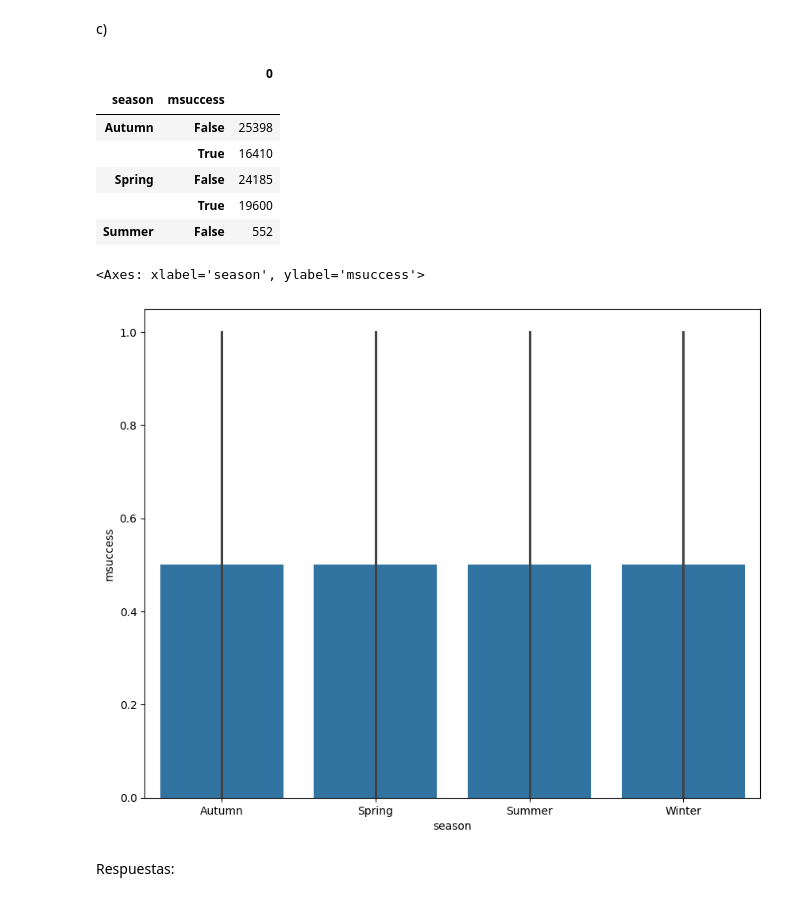
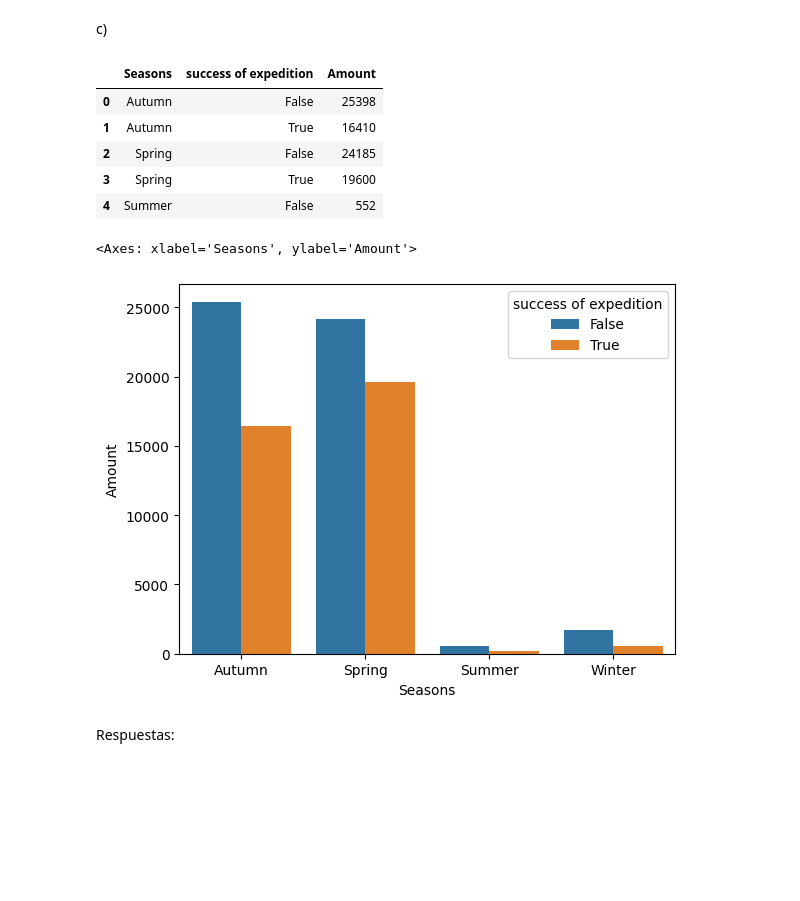
Before and after one commit to stingrayhub/IMT2200-Alonso-Aqueveque, a Jupyter notebook: tareas/t4/IMT2200-25s2 - Tarea 04.ipynb, the cells around one changed output. Drawn from its saved outputs; the diff is of its cells as text; code cells hidden in the pictures; blank space fills up the shorter version.

```diff
--- a/tareas/t4/IMT2200-25s2 - Tarea 04.ipynb
+++ b/tareas/t4/IMT2200-25s2 - Tarea 04.ipynb
@@ -352,25 +352,24 @@ ax.set(xlim=(10, 90))
 # %% [markdown]
 c)
 # %%
-estaciones=pd.DataFrame(df.groupby(['season','msuccess']).size())
+estaciones=df.groupby(['season','msuccess']).size().reset_index()
+estaciones.rename(columns={'season':'Seasons','msuccess':'success of expedition', 0 :'Amount'}, inplace=True)
 estaciones.head()
 # %% [output]
-|  |  | 0 |
-| season | msuccess |  |
-| Autumn | False | 25398 |
-|  | True | 16410 |
-| Spring | False | 24185 |
-|  | True | 19600 |
-| Summer | False | 552 |
+|  | Seasons | success of expedition | Amount |
+| 0 | Autumn | False | 25398 |
+| 1 | Autumn | True | 16410 |
+| 2 | Spring | False | 24185 |
+| 3 | Spring | True | 19600 |
+| 4 | Summer | False | 552 |
 # %%
-plt.figure(figsize=(10,8))
-
 sns.barplot(data=estaciones,
-            x='season',
-            y='msuccess')
+            x='Seasons',
+            y='Amount',
+            hue='success of expedition')
 # %% [output]
-<Axes: xlabel='season', ylabel='msuccess'>
+<Axes: xlabel='Seasons', ylabel='Amount'>
-[figure, old version]
+[figure, new version]
 # %% [markdown]
 Respuestas:
 # %% [markdown]
```
Also changed, not shown: 1 other file.
